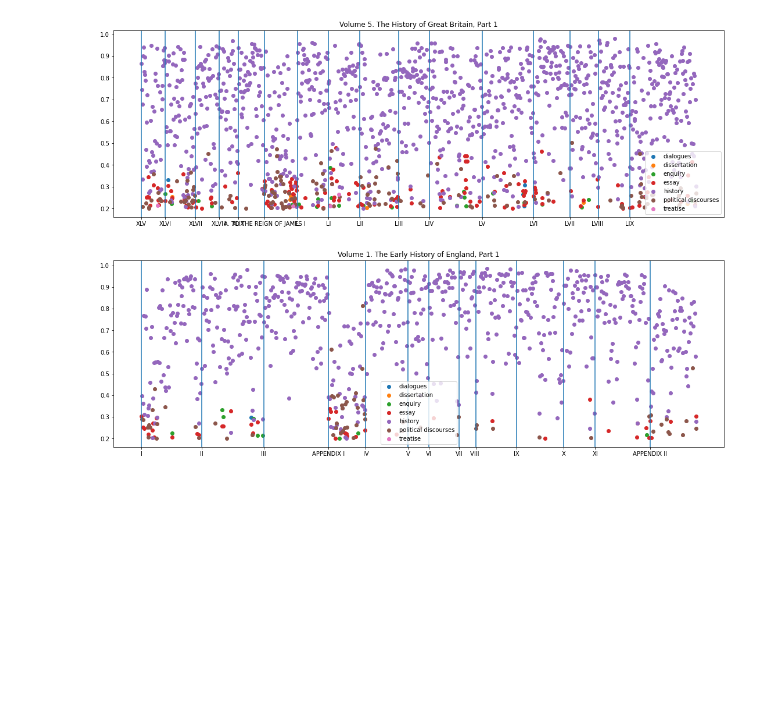
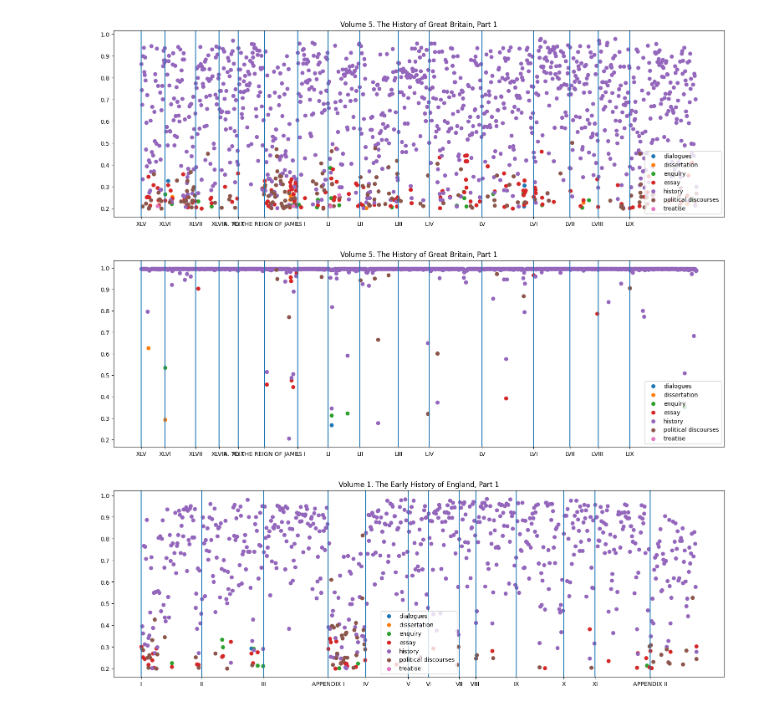
Before and after one commit to vbunt/hume-classifier, a Jupyter notebook: what is inside history?.ipynb, the cells around one changed output. Cells and saved outputs as stored; diff of their text form; code cells hidden in the pictures; blank space fills up the shorter version.

Commit message:
transformers predictions + inside

```diff
--- a/what is inside history?.ipynb
+++ b/what is inside history?.ipynb
@@ -33,7 +30,8 @@ titles_inv = {val:key for key, val in titles_d.items()}
 titles_inv[3065] = 'A. TO THE REIGN OF JAMES I'
 # %%
 # on which paragraph and chapter each volume starts
-volume_start = [('I', 0), ('XII', 708), ('XXIV', 1500), ('XXXVIII', 2245), ('XLV', 2797), ('LX', 4006), ('end', 5046)]
+volume_start = [('I', 0), ('XII', 708), ('XXIV', 1500), ('XXXVIII', 2245),
+                ('XLV', 2797), ('LX', 4006), ('end', 5046)]
 # %%
 volume_names = ['Volume 1. The Early History of England, Part 1',
                 'Volume 2. The Early History of England, Part 2',
@@ -43,0 +44,30 @@ volume_names = ['Volume 1. The Early History of England, Part 1',
+# %%
+def predict_transformer():
+    model_name = 'models/TurkuNLP/eccobert-base-cased-v1-finetuned/checkpoint-775'
+    tokenizer = AutoTokenizer.from_pretrained(model_name)
+    data_collator = DataCollatorWithPadding(tokenizer=tokenizer)
+
+    def preprocess_function(examples):
+        return tokenizer(examples["text"], truncation=True, max_length=512)
+
+    model = AutoModelForSequenceClassification.from_pretrained(
+        model_name,
+        num_labels=len(id2label),
+        id2label=id2label,
+        label2id=label2id).to(device)
+
+    tokenized_dataset = DATA.map(preprocess_function, batched=True)
+
+    pred = torch.tensor([]).to(device)
+
+    for line in tqdm(tokenized_dataset):
+        text = line['text']
+        inputs = tokenizer(text, return_tensors="pt", truncation=True, max_length=512).to(device)
+        with torch.no_grad():
+            logits = model(**inputs).logits
+#         predicted_class_id = logits.argmax().item()
+        pred = torch.cat((pred, logits), 0)
+
+    pred = softmax(pred, dim=-1)
+
+    return pred.cpu()
@@ -43,0 +90,2 @@ volume_names = ['Volume 1. The Early History of England, Part 1',
+# %%
+pred_transformer = predict_transformer()
@@ -44,5 +94,5 @@ volume_names = ['Volume 1. The Early History of England, Part 1',
 # %%
-def draw_volume(num):
+def draw_volume(num, pred):
     num = num-1
     fig, ax = plt.subplots(figsize=(15, 5), layout='constrained')
 
@@ -71,4 +121,8 @@ draw_volume(5)
 # %% [output]
 [figure]
+# %%
+draw_volume(5, pred_transformer)
+# %% [output]
+[figure, added]
 # %%
 for i in range(1, 7):
```
Also changed, not shown: parts of 14 cells of this notebook, 2 other files.
